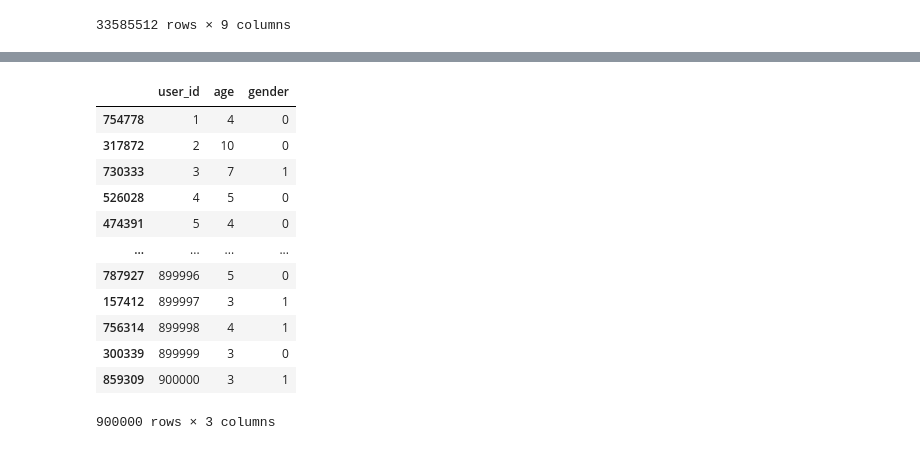
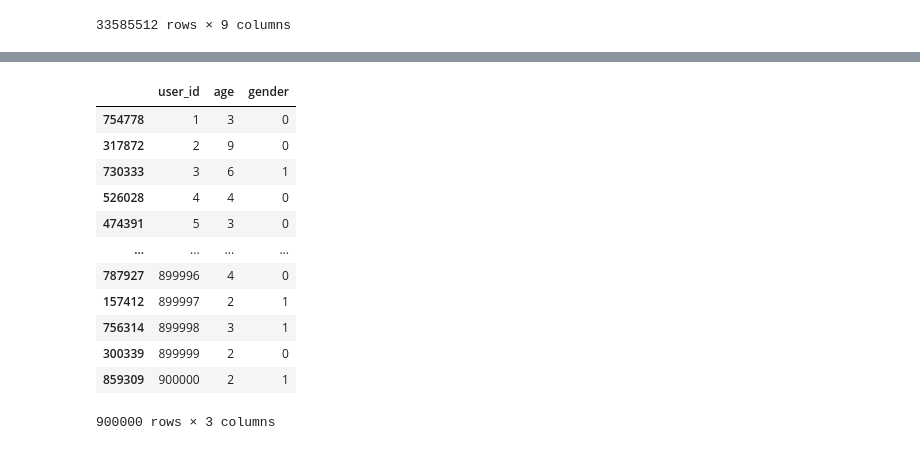
Before and after one commit to doutv/TXAdvertisementCompetition, a Jupyter notebook: version/data_preprocess.ipynb, the cells around one changed output, grey strips where cells are left out. Cells and saved outputs as stored; diff of their text form; code cells hidden in the pictures.

```diff
--- a/version/data_preprocess.ipynb
+++ b/version/data_preprocess.ipynb
@@ -94,24 +94,25 @@ agg_df.to_csv("agg.csv",index=False)
 # %%
 import pandas as pd
 df=pd.read_csv('train_merged.csv')
 user_info=df.drop_duplicates(subset='user_id',ignore_index=True)
 user_info=user_info.drop(columns=["creative_id", "ad_id", "product_id", "product_category", "advertiser_id", "industry", "time", "click_times"])
 user_info["gender"]-=1
+user_info["age"]-=1
 user_info.astype(int)
 user_info.sort_values(by=["user_id"],inplace=True)
 display(user_info)
 user_info.to_csv("user_info.csv",index=False)
 # %% [output]
 |  | user_id | age | gender |
-| 754778 | 1 | 4 | 0 |
-| 317872 | 2 | 10 | 0 |
-| 730333 | 3 | 7 | 1 |
-| 526028 | 4 | 5 | 0 |
-| 474391 | 5 | 4 | 0 |
+| 754778 | 1 | 3 | 0 |
+| 317872 | 2 | 9 | 0 |
+| 730333 | 3 | 6 | 1 |
+| 526028 | 4 | 4 | 0 |
+| 474391 | 5 | 3 | 0 |
 | ... | ... | ... | ... |
-| 787927 | 899996 | 5 | 0 |
-| 157412 | 899997 | 3 | 1 |
-| 756314 | 899998 | 4 | 1 |
-| 300339 | 899999 | 3 | 0 |
-| 859309 | 900000 | 3 | 1 |
+| 787927 | 899996 | 4 | 0 |
+| 157412 | 899997 | 2 | 1 |
+| 756314 | 899998 | 3 | 1 |
+| 300339 | 899999 | 2 | 0 |
+| 859309 | 900000 | 2 | 1 |
 900000 rows × 3 columns
```
Also changed, not shown: parts of 1 cell of this notebook, 2 other files.
